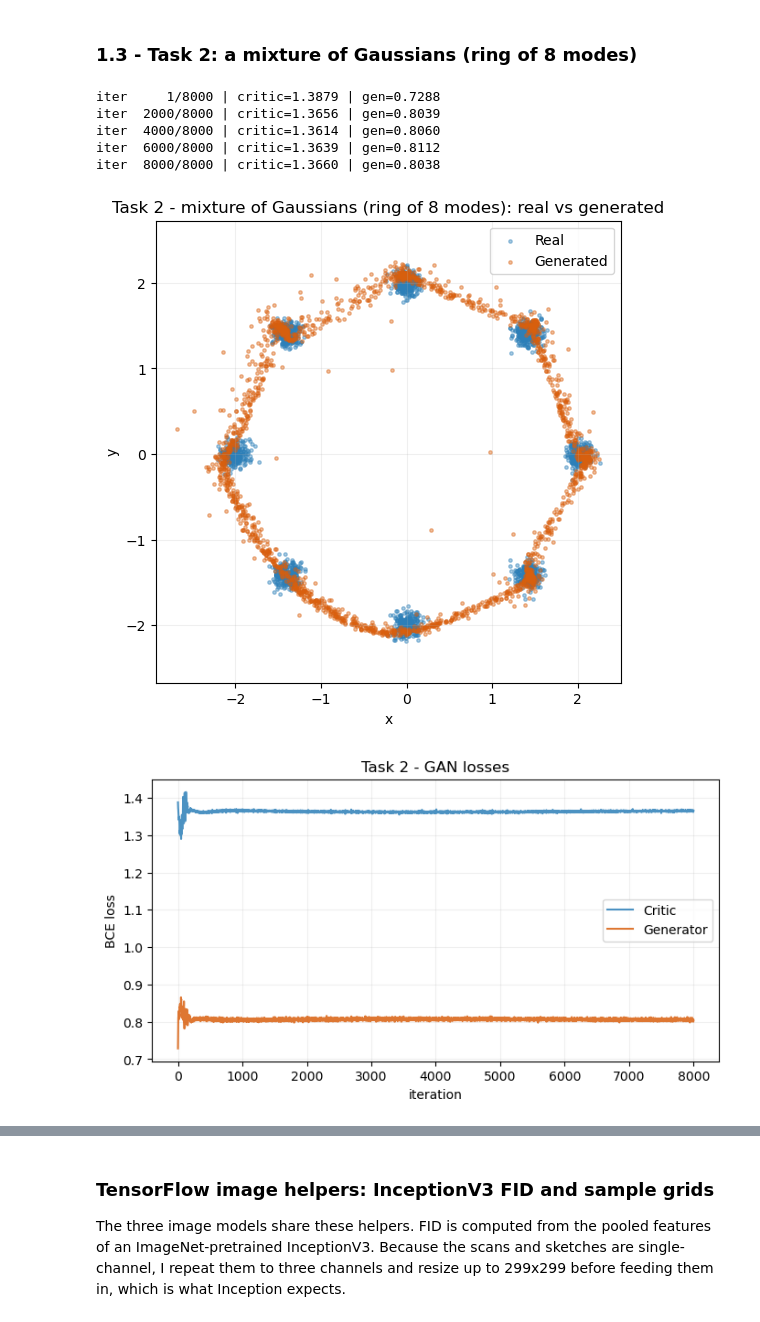
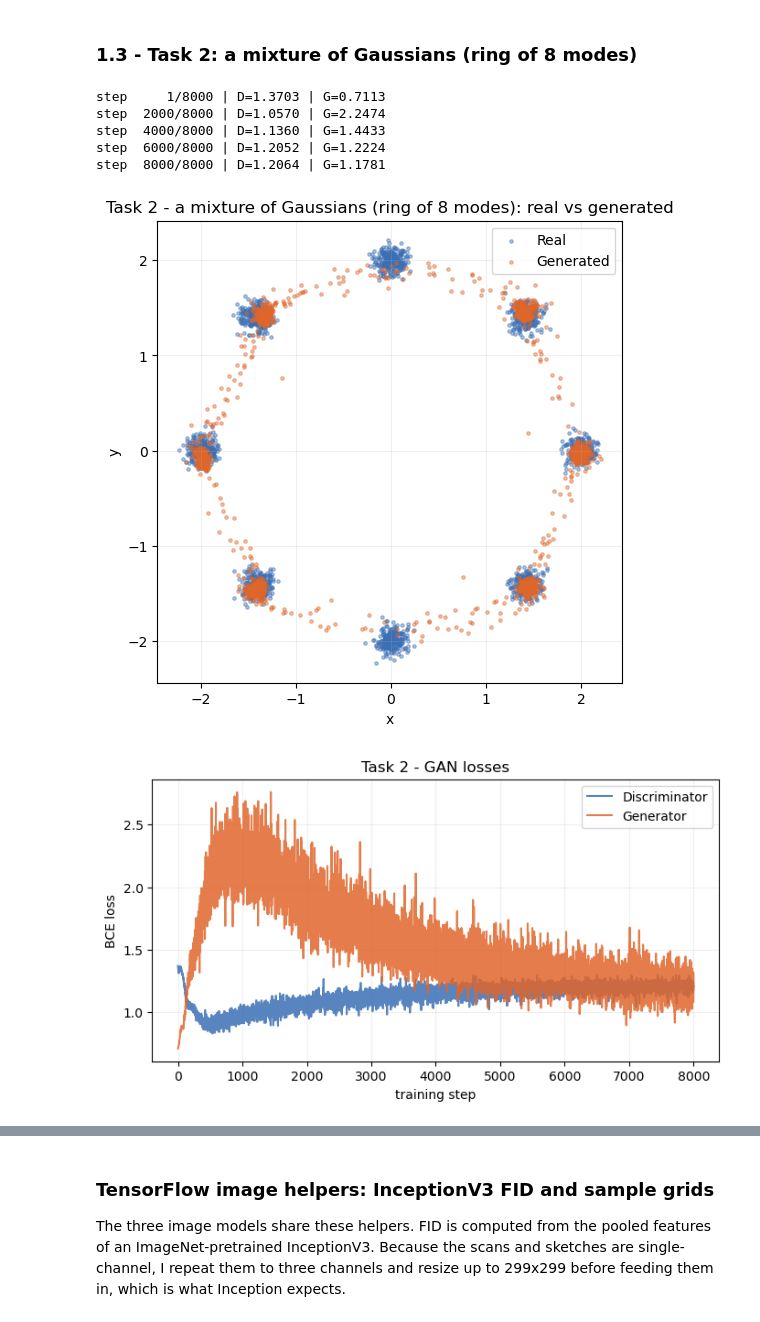
Before and after one commit to nithinreddy2003/GAN_Assignments, a Jupyter notebook: Set 5/GAN_Assignment_Set5_Final.ipynb, the cells around one changed output, grey strips where cells are left out. Saved outputs shown, nothing was run; the diff lists cells and outputs as text; code cells hidden in the pictures.

```diff
--- a/Set 5/GAN_Assignment_Set5_Final.ipynb
+++ b/Set 5/GAN_Assignment_Set5_Final.ipynb
@@ -196,20 +214,21 @@ iter  6000/6000 | critic=1.3750 | gen=0.7974
 # %% [markdown]
 ### 1.3 - Task 2: a mixture of Gaussians (ring of 8 modes)
 # %%
-set_all_seeds()
-ring_gan = Synthetic2DGAN()
-ring_c, ring_g = ring_gan.fit(gaussian_ring_batch, iters=8000)
-plot_clouds(gaussian_ring_batch(2000).numpy(), ring_gan.sample(2000),
-            "Task 2 - mixture of Gaussians (ring of 8 modes): real vs generated", "part1_task2.png")
-plot_curves(ring_c, ring_g, "Task 2 - GAN losses", "part1_task2_loss.png")
+set_global_seed()
+task2_g = Generator2D(hidden=P1_HIDDEN, depth=P1_DEPTH, activation=P1_GEN_ACT)
+task2_d = Discriminator2D(hidden=P1_HIDDEN, depth=P1_DEPTH, activation=P1_DISC_ACT)
+task2_dh, task2_gh = fit_2d_gan(make_gaussian_mixture, task2_g, task2_d, steps=8000)
+plot_scatter_2d(make_gaussian_mixture(2000).numpy(), sample_2d_points(task2_g, 2000),
+           "Task 2 - a mixture of Gaussians (ring of 8 modes): real vs generated", "part1_task2.png")
+plot_training_losses(task2_dh, task2_gh, "Task 2 - GAN losses", "part1_task2_loss.png")
 # %% [output]
-iter     1/8000 | critic=1.3879 | gen=0.7288
-iter  2000/8000 | critic=1.3656 | gen=0.8039
-iter  4000/8000 | critic=1.3614 | gen=0.8060
-iter  6000/8000 | critic=1.3639 | gen=0.8112
-iter  8000/8000 | critic=1.3660 | gen=0.8038
+step     1/8000 | D=1.3703 | G=0.7113
+step  2000/8000 | D=1.0570 | G=2.2474
+step  4000/8000 | D=1.1360 | G=1.4433
+step  6000/8000 | D=1.2052 | G=1.2224
+step  8000/8000 | D=1.2064 | G=1.1781
-[figure, old version]
+[figure, new version]
-[figure, old version]
+[figure, new version]
 # %% [markdown]
 ### 1.4 - Task 3: changing the architecture and comparing
 
```
Also changed, not shown: parts of 54 cells of this notebook.
